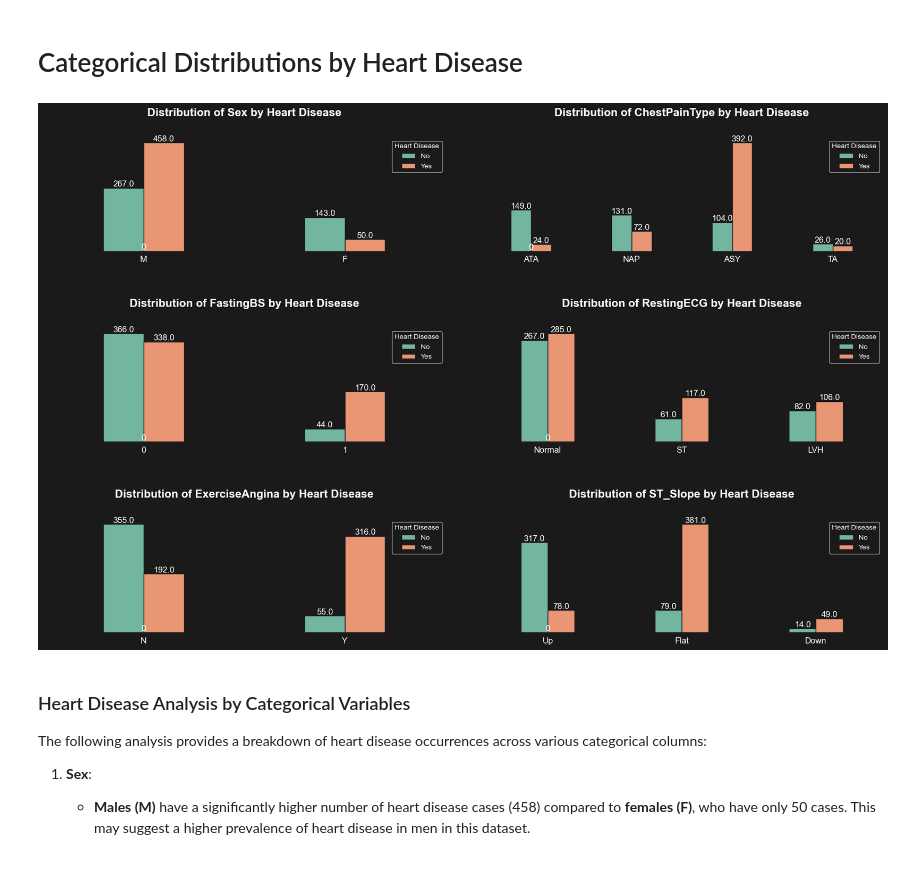
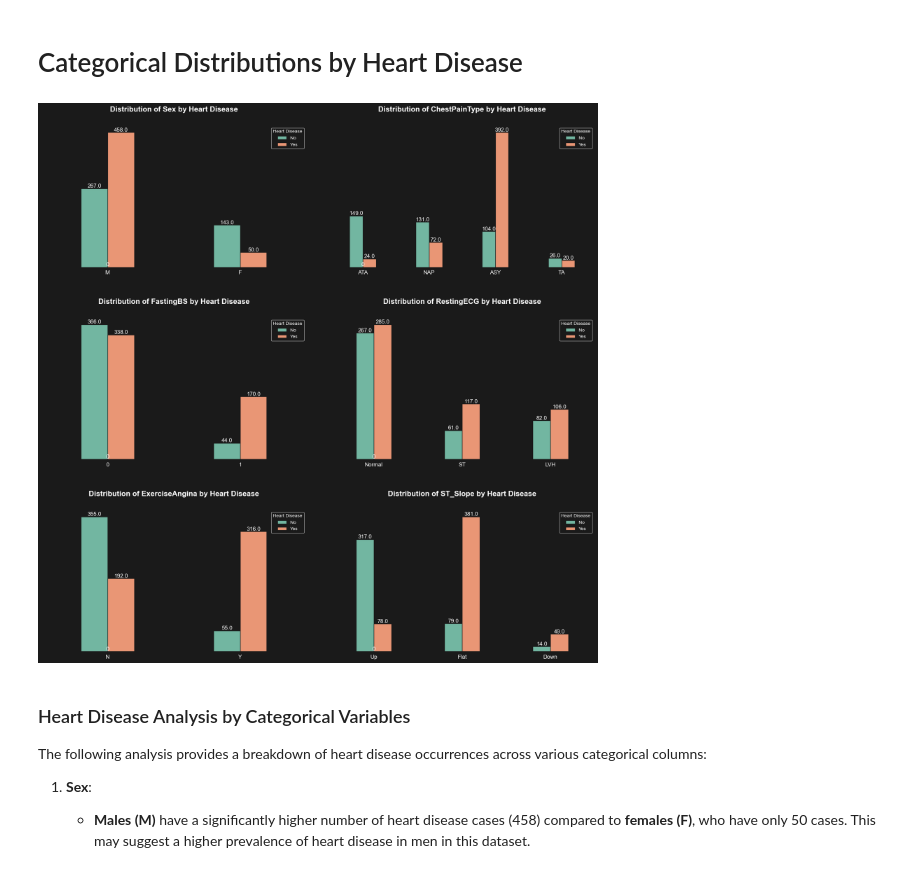
Before and after one commit to dimitar-m/predicting-heart-disease, a Jupyter notebook: predicting-heart-disease.ipynb, the cells around one changed output. Drawn from its saved outputs; the diff is of its cells as text; code cells hidden in the pictures.

```diff
--- a/predicting-heart-disease.ipynb
+++ b/predicting-heart-disease.ipynb
@@ -193,7 +193,7 @@ plt.show()
 categorical_columns = ['Sex', 'ChestPainType', 'FastingBS', 'RestingECG', 'ExerciseAngina', 'ST_Slope']
 
 # Set up the subplots
-fig, axes = plt.subplots(3, 2, figsize=(18, 12))
+fig, axes = plt.subplots(3, 2, figsize=(18, 18))
 
 # Flatten the axes for easy iteration
 axes = axes.flatten()
@@ -248,38 +248,38 @@ In general, these distributions suggest that there are some imbalances in the da
 # Categorical Distributions by Heart Disease
 # %%
 # Set up the subplots
-fig, axes = plt.subplots(3, 2, figsize=(18, 12))
+fig, axes = plt.subplots(3, 2, figsize=(18, 18))
 
 # Flatten the axes for easy iteration
 axes = axes.flatten()
 
 # Plot bar charts for each categorical column
 for i, col in enumerate(categorical_columns):
     ax = axes[i]
     sns.countplot(data=df, x=col, ax=ax, palette='Set2', hue='HeartDisease', edgecolor="#1a1a1a", width=.4)
 
     # Add titles and labels
     ax.set_title(f'Distribution of {col} by Heart Disease', pad=30)
     ax.set_xlabel('')
     ax.set_ylabel('')
     ax.set_yticks([])
 
     # Add data labels
     for p in ax.patches:
         ax.annotate(f'{p.get_height()}', (p.get_x() + p.get_width() / 2., p.get_height()),
                     ha='center', va='center', fontsize=12, color='white', xytext=(0, 5), textcoords='offset points')
 
     # Add a legend
     leg = ax.legend(title='Heart Disease', loc='upper right', labels=['No', 'Yes'], labelcolor='white')
 
     # Change the title color of the legend
     leg.get_title().set_color('white')
 
 # Adjust layout for better spacing
 plt.tight_layout(pad=5)
 plt.show()
 # %% [output]
-[figure, old version]
+[figure, new version]
 # %% [markdown]
 ### Heart Disease Analysis by Categorical Variables
 
```
Also changed, not shown: parts of 6 cells of this notebook.
